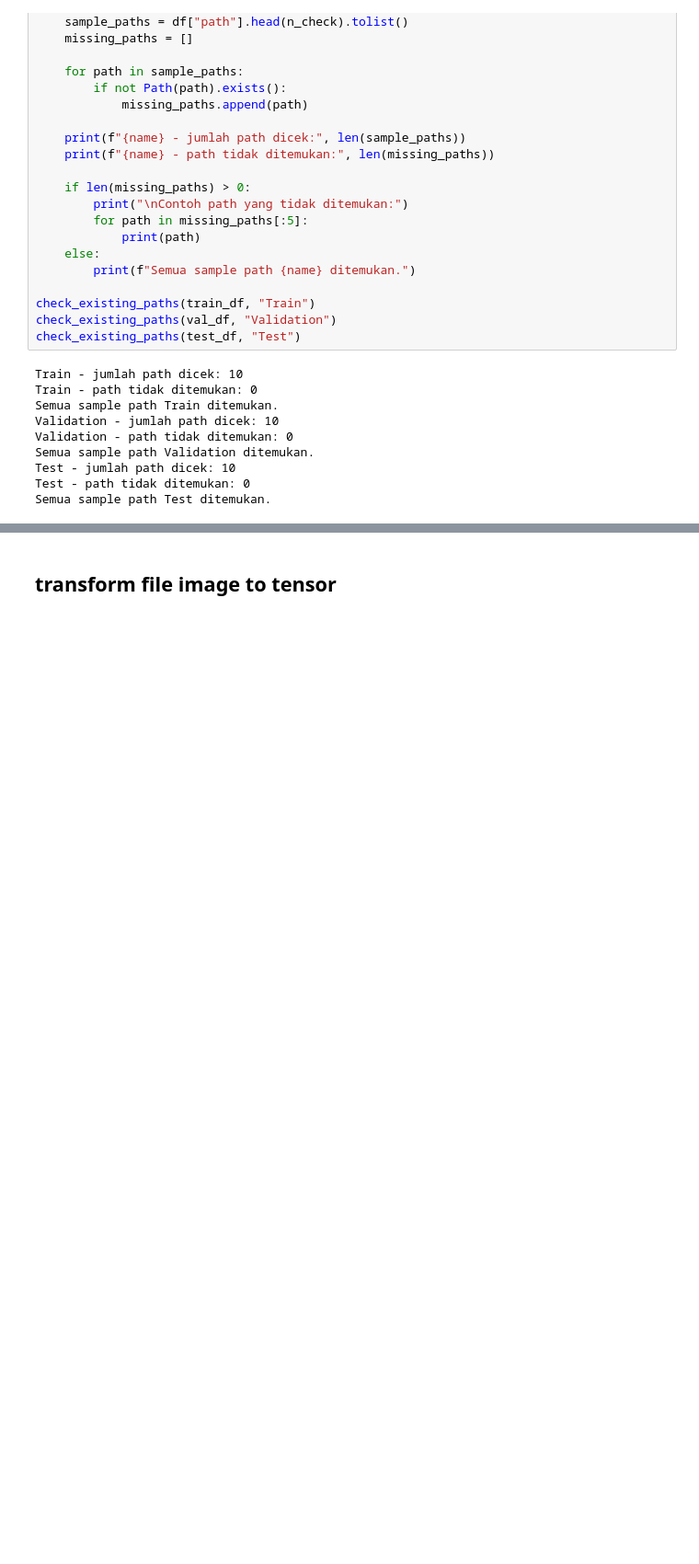
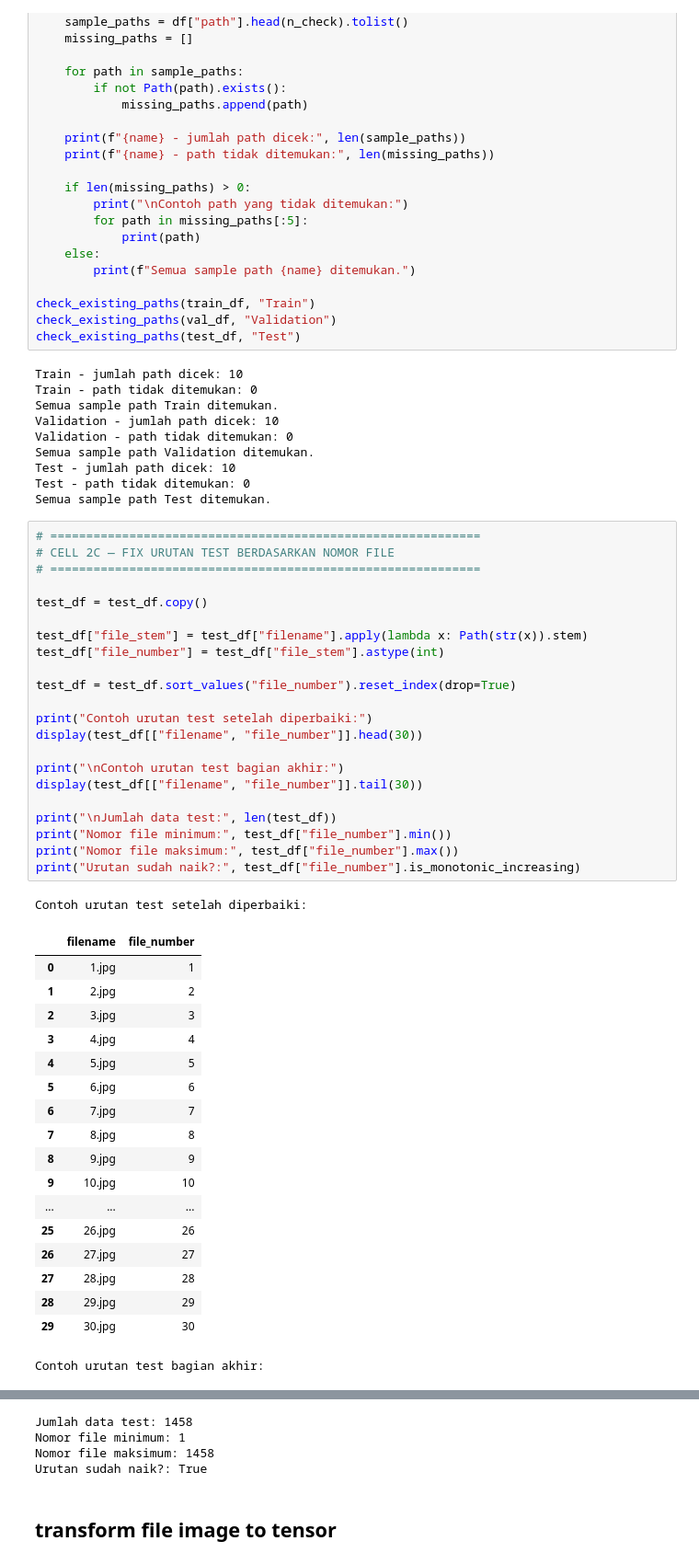
Before and after one commit to viannarka/BDC2026, a Jupyter notebook: notebooks/03_Baseline_Training.ipynb, the cells around one changed output, grey strips where cells are left out. Shown at 92% size. Drawn from its saved outputs; the diff is of its cells as text; blank space fills up the shorter version.

```diff
--- a/notebooks/03_Baseline_Training.ipynb
+++ b/notebooks/03_Baseline_Training.ipynb
@@ -216,3 +216,45 @@ Semua sample path Validation ditemukan.
 Test - jumlah path dicek: 10
 Test - path tidak ditemukan: 0
 Semua sample path Test ditemukan.
+# %%
+# ============================================================
+# CELL 2C — FIX URUTAN TEST BERDASARKAN NOMOR FILE
+# ============================================================
+
+test_df = test_df.copy()
+
+test_df["file_stem"] = test_df["filename"].apply(lambda x: Path(str(x)).stem)
+test_df["file_number"] = test_df["file_stem"].astype(int)
+
+test_df = test_df.sort_values("file_number").reset_index(drop=True)
+
+print("Contoh urutan test setelah diperbaiki:")
+display(test_df[["filename", "file_number"]].head(30))
+
+print("\nContoh urutan test bagian akhir:")
+display(test_df[["filename", "file_number"]].tail(30))
+
+print("\nJumlah data test:", len(test_df))
+print("Nomor file minimum:", test_df["file_number"].min())
+print("Nomor file maksimum:", test_df["file_number"].max())
+print("Urutan sudah naik?:", test_df["file_number"].is_monotonic_increasing)
+# %% [output]
+Contoh urutan test setelah diperbaiki:
+|  | filename | file_number |
+| 0 | 1.jpg | 1 |
+| 1 | 2.jpg | 2 |
+| 2 | 3.jpg | 3 |
+| 3 | 4.jpg | 4 |
+| 4 | 5.jpg | 5 |
+| 5 | 6.jpg | 6 |
+| 6 | 7.jpg | 7 |
+| 7 | 8.jpg | 8 |
+| 8 | 9.jpg | 9 |
+| 9 | 10.jpg | 10 |
+| ... | ... | ... |
+| 25 | 26.jpg | 26 |
+| 26 | 27.jpg | 27 |
+| 27 | 28.jpg | 28 |
+| 28 | 29.jpg | 29 |
+| 29 | 30.jpg | 30 |
+Contoh urutan test bagian akhir:
@@ -219,3 +278,7 @@ Semua sample path Test ditemukan.
+Jumlah data test: 1458
+Nomor file minimum: 1
+Nomor file maksimum: 1458
+Urutan sudah naik?: True
 # %% [markdown]
 ## transform file image to tensor
 # %%
```
Also changed, not shown: parts of 10 cells of this notebook.
